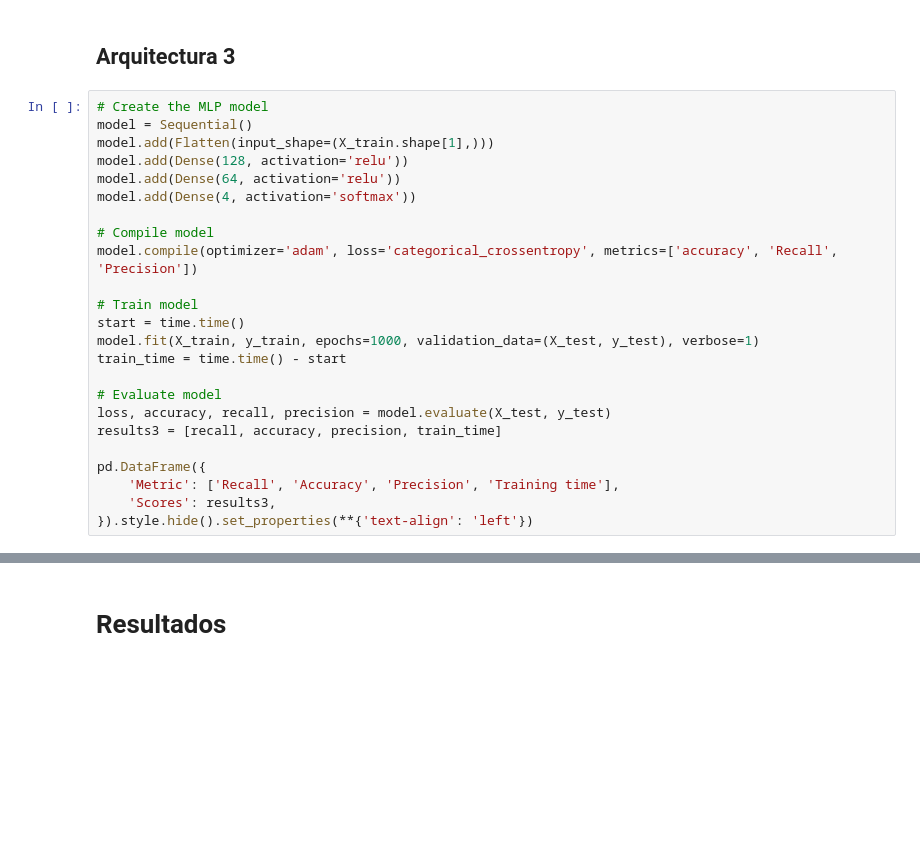
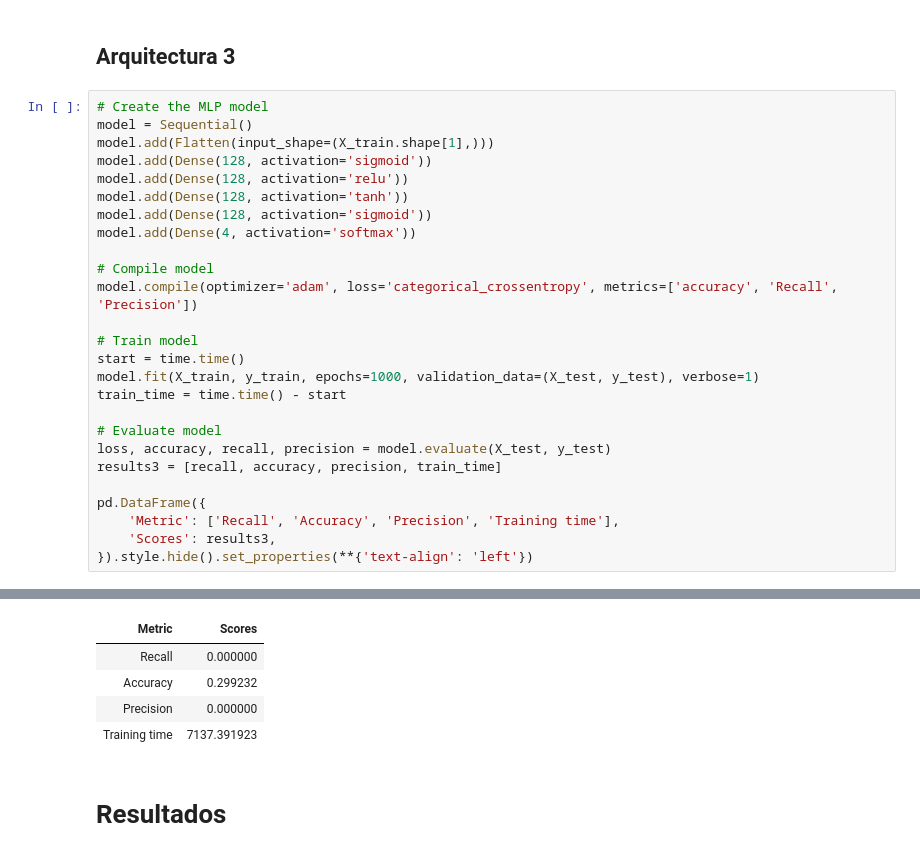
Before and after one commit to Heutlett/2023_PATRONES_PROYECTO2, a Jupyter notebook: proyecto2.ipynb, the cells around one changed output, grey strips where cells are left out. Drawn from its saved outputs; the diff is of its cells as text; blank space fills up the shorter version.

```diff
--- a/proyecto2.ipynb
+++ b/proyecto2.ipynb
@@ -323,8 +362,10 @@ pd.DataFrame({
 # Create the MLP model
 model = Sequential()
 model.add(Flatten(input_shape=(X_train.shape[1],)))
+model.add(Dense(128, activation='sigmoid'))
 model.add(Dense(128, activation='relu'))
-model.add(Dense(64, activation='relu'))
+model.add(Dense(128, activation='tanh'))
+model.add(Dense(128, activation='sigmoid'))
 model.add(Dense(4, activation='softmax'))
 
 # Compile model
@@ -343,3 +384,4 @@ pd.DataFrame({
     'Metric': ['Recall', 'Accuracy', 'Precision', 'Training time'],
     'Scores': results3,
 }).style.hide().set_properties(**{'text-align': 'left'})
+# %% [output]
@@ -346,3 +405,8 @@ pd.DataFrame({
+| Metric | Scores |
+| Recall | 0.000000 |
+| Accuracy | 0.299232 |
+| Precision | 0.000000 |
+| Training time | 7137.391923 |
 # %% [markdown]
 # Resultados
 # %%
```
Also changed, not shown: parts of 5 cells of this notebook.
